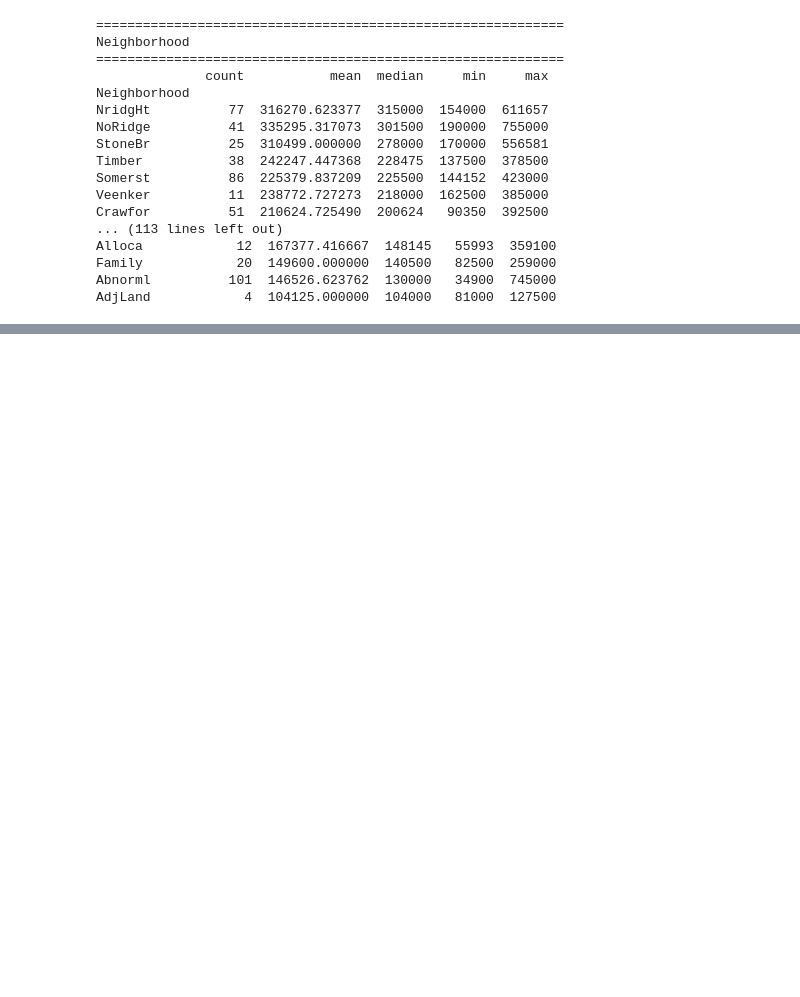
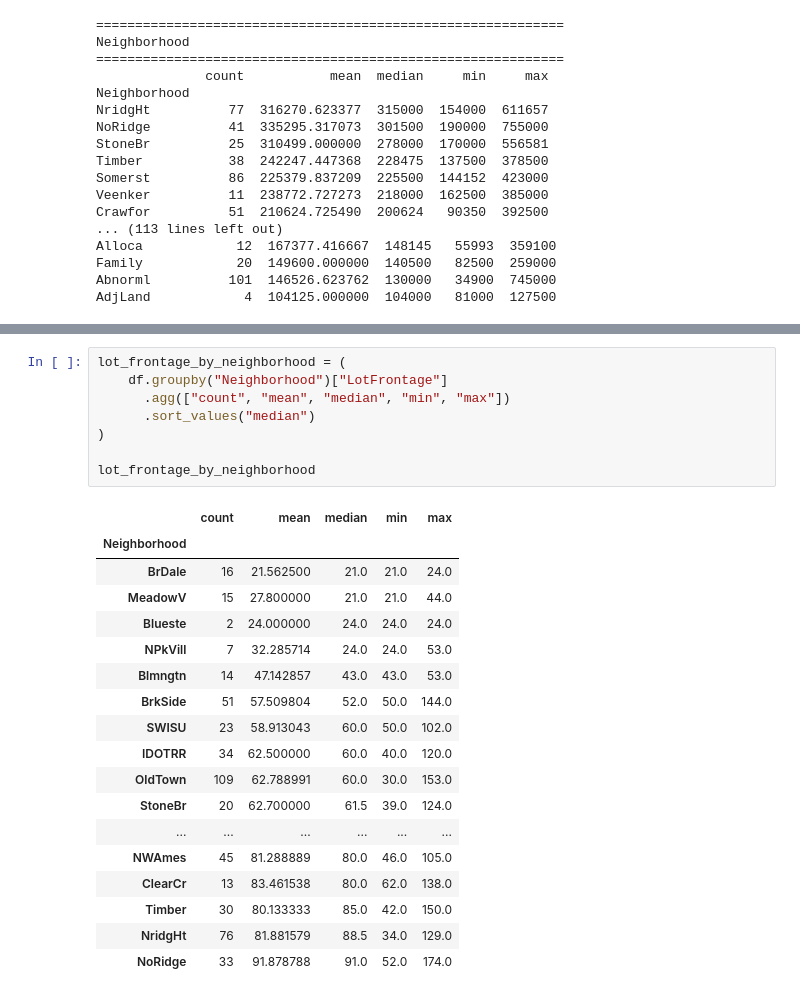
Before and after one commit to bonie99/Real_Estate_Price_Prediction, a Jupyter notebook: notebooks/01_data_source_exploration.ipynb, the cells around one changed output, grey strips where cells are left out. Cells and saved outputs as stored; diff of their text form; blank space fills up the shorter version.

```diff
--- a/notebooks/01_data_source_exploration.ipynb
+++ b/notebooks/01_data_source_exploration.ipynb
@@ -917,0 +986,27 @@ AdjLand            4  104125.000000  104000   81000  127500
+# %%
+lot_frontage_by_neighborhood = (
+    df.groupby("Neighborhood")["LotFrontage"]
+      .agg(["count", "mean", "median", "min", "max"])
+      .sort_values("median")
+)
+
+lot_frontage_by_neighborhood
+# %% [output]
+|  | count | mean | median | min | max |
+| Neighborhood |  |  |  |  |  |
+| BrDale | 16 | 21.562500 | 21.0 | 21.0 | 24.0 |
+| MeadowV | 15 | 27.800000 | 21.0 | 21.0 | 44.0 |
+| Blueste | 2 | 24.000000 | 24.0 | 24.0 | 24.0 |
+| NPkVill | 7 | 32.285714 | 24.0 | 24.0 | 53.0 |
+| Blmngtn | 14 | 47.142857 | 43.0 | 43.0 | 53.0 |
+| BrkSide | 51 | 57.509804 | 52.0 | 50.0 | 144.0 |
+| SWISU | 23 | 58.913043 | 60.0 | 50.0 | 102.0 |
+| IDOTRR | 34 | 62.500000 | 60.0 | 40.0 | 120.0 |
+| OldTown | 109 | 62.788991 | 60.0 | 30.0 | 153.0 |
+| StoneBr | 20 | 62.700000 | 61.5 | 39.0 | 124.0 |
+| ... | ... | ... | ... | ... | ... |
+| NWAmes | 45 | 81.288889 | 80.0 | 46.0 | 105.0 |
+| ClearCr | 13 | 83.461538 | 80.0 | 62.0 | 138.0 |
+| Timber | 30 | 80.133333 | 85.0 | 42.0 | 150.0 |
+| NridgHt | 76 | 81.881579 | 88.5 | 34.0 | 129.0 |
+| NoRidge | 33 | 91.878788 | 91.0 | 52.0 | 174.0 |
```
Also changed, not shown: parts of 2 cells of this notebook, 2 other files.
